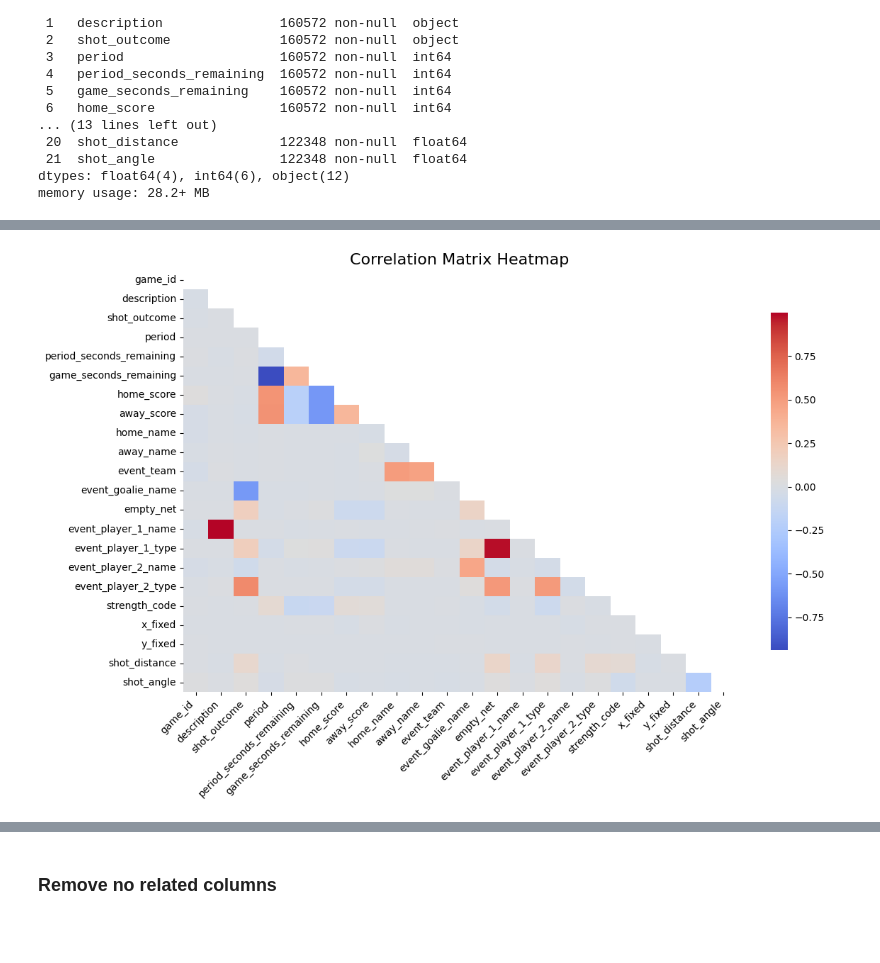
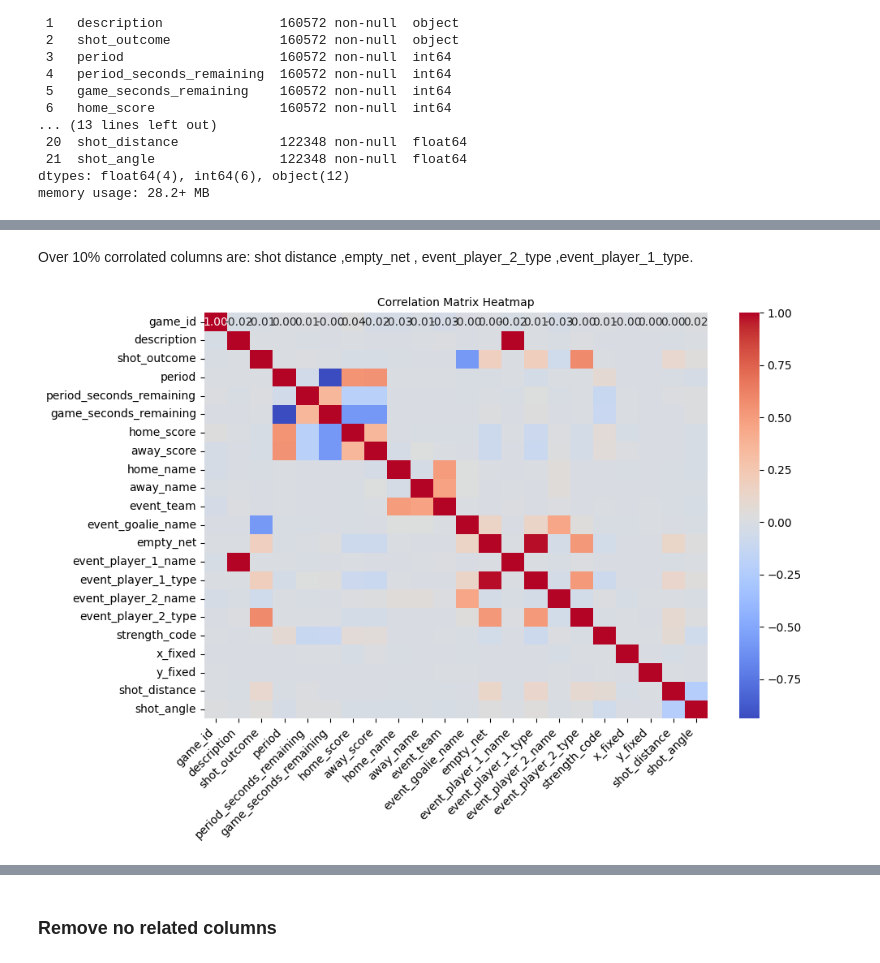
Before and after one commit to nursahhhh/AIN311CourseProject, a Jupyter notebook: AIN311_Project.ipynb, the cells around one changed output, grey strips where cells are left out. Cells and saved outputs as stored; diff of their text form; code cells hidden in the pictures; blank space fills up the shorter version.

```diff
--- a/AIN311_Project.ipynb
+++ b/AIN311_Project.ipynb
@@ -136,3 +123,5 @@ df.drop_duplicates(inplace=True)
+# %%
+df['shot_outcome'] = df['shot_outcome'].replace('SHOT', 'SAVED_SHOT')
 # %%
 #check missing values
 df.isnull().sum()
@@ -187,0 +178,6 @@ encoder =
+# %%
+encoder = LabelEncoder()
+df_encoded =df.copy()
+for i in categorical_features:
+    df_encoded[i]=df[[i]].apply(encoder.fit_transform)
+df_encoded.head()
@@ -188,8 +192,7 @@ encoder =
 # %%
 # Correlation with the target variable
 
-correlation_matrix = df.corr()
-
-target_corr = correlation_matrix['shot_outcome'].sort_values(ascending=False)
+corr_matrix = df_encoded.corr()
+target_corr = corr_matrix['shot_outcome'].sort_values(ascending=False)
 print(target_corr)
 # %% [output]
@@ -197,38 +216,16 @@ ValueError: could not convert string to float: 'Steven Stamkos Wrist Shot saved
+# %% [markdown]
+Over 10% corrolated columns are: shot distance ,empty_net , event_player_2_type ,event_player_1_type.
 # %%
-import pandas as pd
-import seaborn as sns
-import matplotlib.pyplot as plt
-
-# Calculate correlation matrix
-correlation_matrix = df_encoded.corr()
 
 # Plot the heatmap
-plt.figure(figsize=(12, 8))  # Adjust figure size as needed
-sns.heatmap(correlation_matrix, annot=True, fmt=".2f", cmap="coolwarm", cbar=True)
+plt.figure(figsize=(10, 7))  # Adjust figure size as needed
+sns.heatmap(corr_matrix, annot=True, fmt=".2f", cmap="coolwarm", cbar=True)
 
 # Add title for better readability
-plt.title("Correlation Matrix Heatmap", fontsize=16)
+plt.title("Correlation Matrix Heatmap", fontsize=10)
 plt.xticks(rotation=45, ha='right')  # Rotate x-axis labels for readability
 plt.yticks(rotation=0)  # Ensure y-axis labels are horizontal
 plt.tight_layout()  # Avoid clipping labels
 plt.show()
-
-
-
-# Create a mask for the upper triangle
-mask = np.triu(np.ones_like(corr_matrix, dtype=bool))
-
-# Set up the matplotlib figure
-plt.figure(figsize=(10, 8))
-
-# Draw the heatmap with the mask applied
-sns.heatmap(corr_matrix, mask=mask, cmap="coolwarm", annot=True, fmt=".2f",
-            cbar_kws={"shrink": 0.8})
-
-# Customize the title and display
-plt.title("Correlation Matrix Heatmap (Lower Triangle)")
-plt.xticks(rotation=45, ha="right")
-plt.yticks(rotation=0)
-plt.show()
 # %% [output]
-[figure, old version]
+[figure, new version]
```
Also changed, not shown: parts of 92 cells of this notebook.
